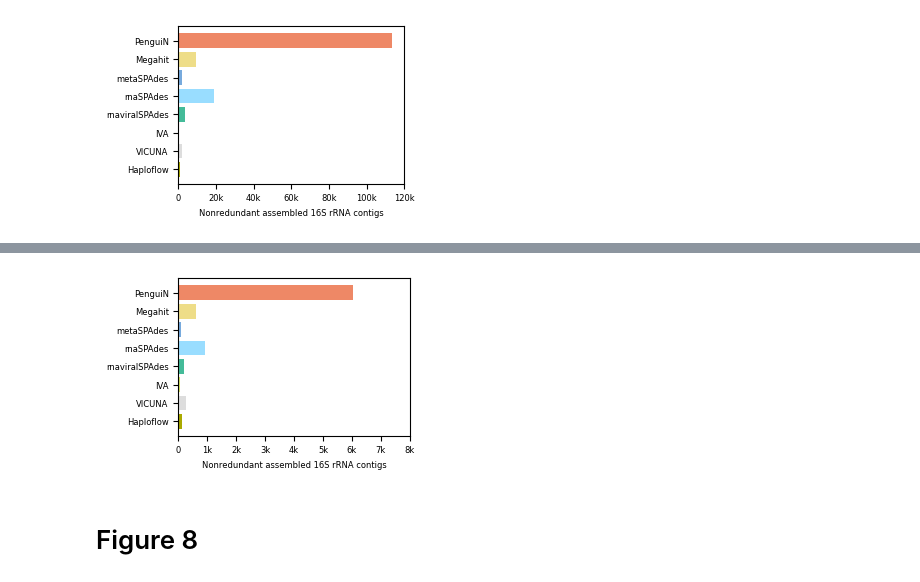
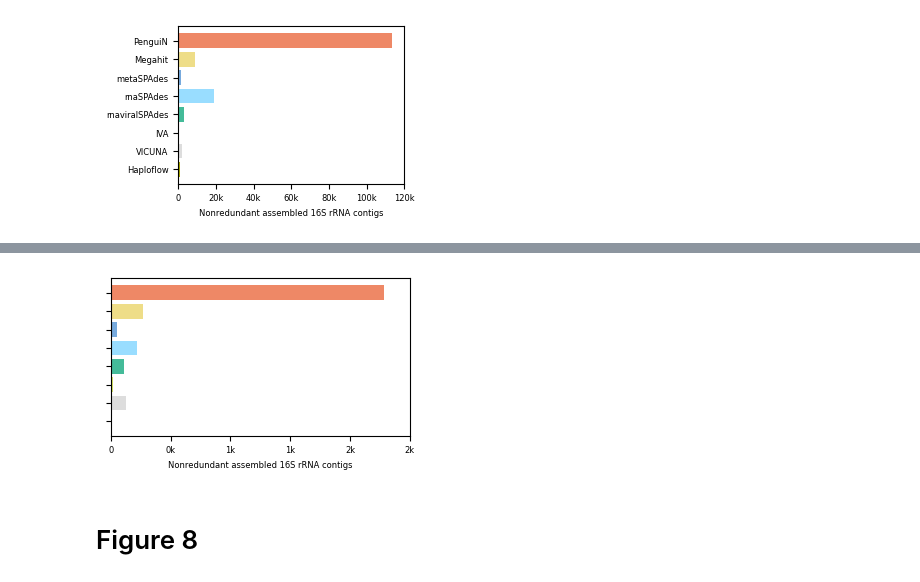
Before and after one commit to AnnSeidel/penguin-analysis, a Jupyter notebook: notebooks/metatranscriptomes_16S.ipynb, the cells around one changed output, grey strips where cells are left out. Saved outputs shown, nothing was run; the diff lists cells and outputs as text; code cells hidden in the pictures.

```diff
--- a/notebooks/metatranscriptomes_16S.ipynb
+++ b/notebooks/metatranscriptomes_16S.ipynb
@@ -140,28 +141,30 @@ plt.savefig(outDir + "Fig_7_C.png", dpi=DPI, transparent=True)
-# %%
-def plot_horizontal_silva_80perccov_99clust(ax):
-
-    assemblers0 = ("penguin", "megahit", "metaspades", "rnaspades",
-     "rnaviralspades", "iva", "vicuna", "haploflow")
-    assemblers = [label_dic[key] for key in assemblers0]
-    rrnas_counts = (6045, 611, 90, 928, 208, 41, 254, 139)
-
-    ax.barh(assemblers, rrnas_counts, align='center',
-     color=[color_dic[key] for key in assemblers0], linewidth=10)
-    ax.invert_yaxis()
-    ax.set_xlabel('Nonredundant assembled 16S rRNA contigs')
-
-    #ax.xaxis.set_ticks(np.array([0, 20000, 50000, 70000, 100000]))
-    ax.set_xlim(0, 8000)
-
-fig=plt.figure()
-#Set size
-plot_horizontal_silva_80perccov_99clust(plt.gca())
-plt.gca().xaxis.set_major_formatter(xfmt)
-fig.set_size_inches(figureSize)
-fig.tight_layout()
-plt.savefig(outDir + "Fig_7_D.png", dpi=DPI, transparent=True)
-# %% [output]
-[figure, removed]
+# %%
+# Figure 7 D
+
+def plot_horizontal_50perccov_99clust_silva95(ax):
+
+    assemblers0 = ("penguin", "megahit", "metaspades", "rnaspades",
+     "rnaviralspades", "iva", "vicuna", "haploflow")
+    assemblers = [label_dic[key] for key in assemblers0]
+    rrnas_counts = (2284, 269, 49, 216, 110, 14, 126, 5)
+
+    ax.barh(assemblers, rrnas_counts, align='center',
+     color=[color_dic[key] for key in assemblers0])
+    ax.invert_yaxis()
+    ax.tick_params(labelleft=False)
+    ax.set_xlabel('Nonredundant assembled 16S rRNA contigs')
+    ax.set_xlim(0, 2500)
+
+fig=plt.figure()
+#Set size
+plot_horizontal_50perccov_99clust_silva95(plt.gca())
+
+plt.gca().xaxis.set_major_formatter(xfmt)
+fig.set_size_inches(figureSize)
+fig.tight_layout()
+plt.savefig(outDir + "Fig_7_D.png", dpi=DPI, transparent=True)
+# %% [output]
+[figure, new version]
 # %% [markdown]
 # Figure 8
 # %%
```
Also changed, not shown: parts of 4 cells of this notebook.
